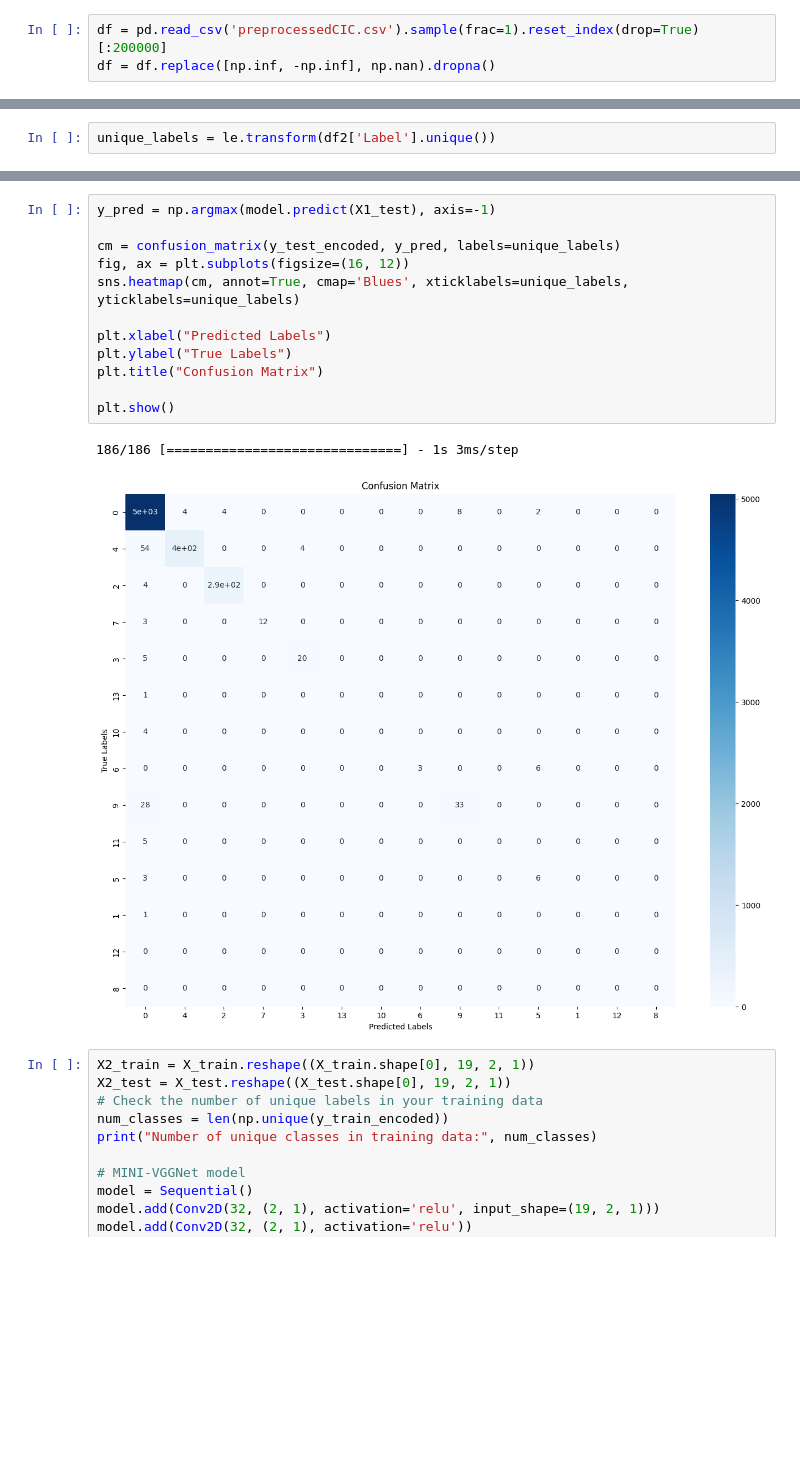
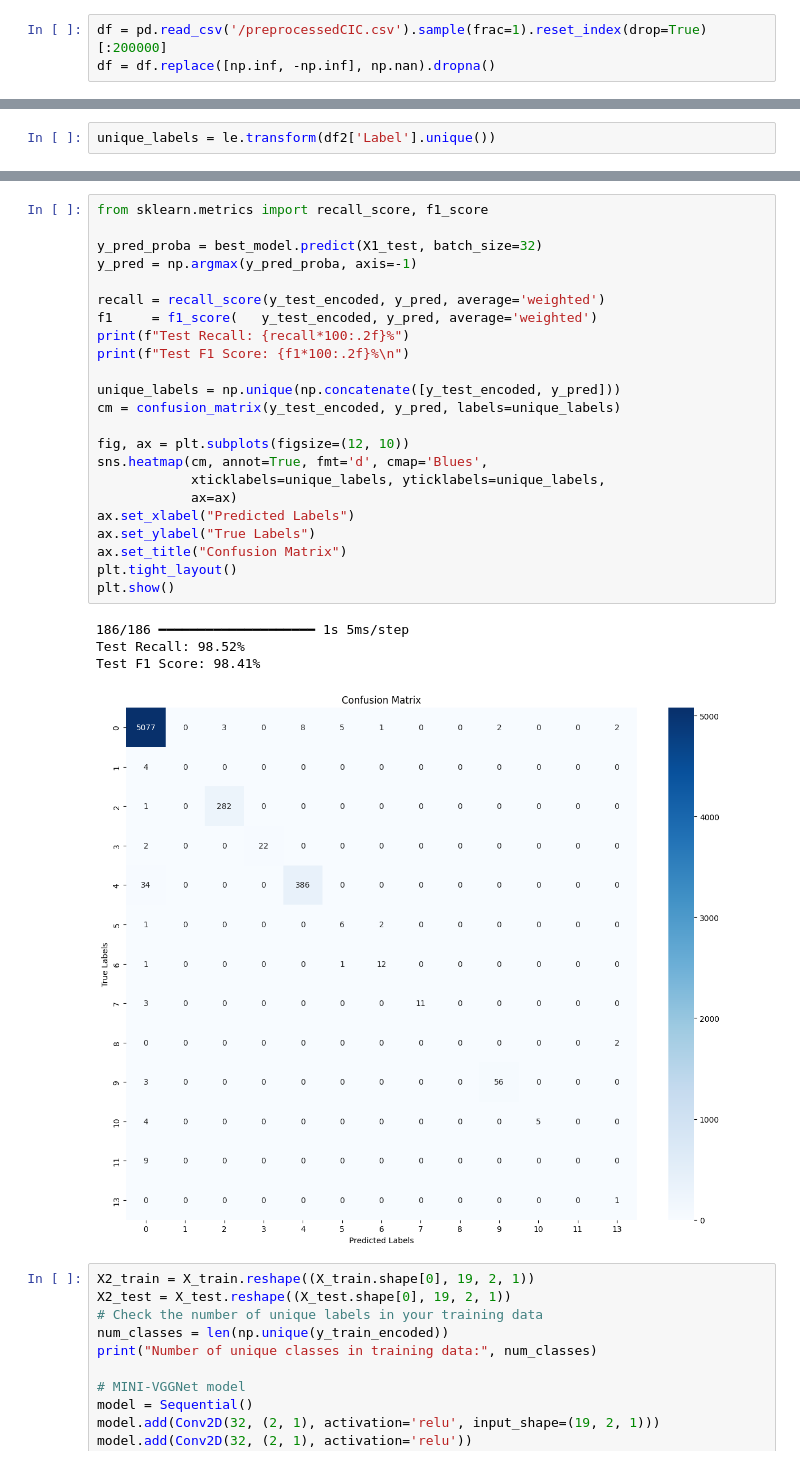
Before and after one commit to vedurmaliya/Intrusion-Detection, a Jupyter notebook: Sampling.ipynb, the cells around one changed output, grey strips where cells are left out. Cells and saved outputs as stored; diff of their text form; blank space fills up the shorter version.

```diff
--- a/Sampling.ipynb
+++ b/Sampling.ipynb
@@ -21,7 +21,7 @@ import seaborn as sns
 import warnings
 warnings.filterwarnings('ignore')
 # %%
-df = pd.read_csv('preprocessedCIC.csv').sample(frac=1).reset_index(drop=True)[:200000]
+df = pd.read_csv('/preprocessedCIC.csv').sample(frac=1).reset_index(drop=True)[:200000]
 df = df.replace([np.inf, -np.inf], np.nan).dropna()
 # %%
 df.shape
@@ -257,18 +316,31 @@ Accuracy: 97.71%
 # %%
-y_pred = np.argmax(model.predict(X1_test), axis=-1)
+from sklearn.metrics import recall_score, f1_score
 
+y_pred_proba = best_model.predict(X1_test, batch_size=32)
+y_pred = np.argmax(y_pred_proba, axis=-1)
+
+recall = recall_score(y_test_encoded, y_pred, average='weighted')
+f1     = f1_score(   y_test_encoded, y_pred, average='weighted')
+print(f"Test Recall: {recall*100:.2f}%")
+print(f"Test F1 Score: {f1*100:.2f}%\n")
+
+unique_labels = np.unique(np.concatenate([y_test_encoded, y_pred]))
 cm = confusion_matrix(y_test_encoded, y_pred, labels=unique_labels)
-fig, ax = plt.subplots(figsize=(16, 12))
-sns.heatmap(cm, annot=True, cmap='Blues', xticklabels=unique_labels, yticklabels=unique_labels)
 
-plt.xlabel("Predicted Labels")
-plt.ylabel("True Labels")
-plt.title("Confusion Matrix")
-
+fig, ax = plt.subplots(figsize=(12, 10))
+sns.heatmap(cm, annot=True, fmt='d', cmap='Blues',
+            xticklabels=unique_labels, yticklabels=unique_labels,
+            ax=ax)
+ax.set_xlabel("Predicted Labels")
+ax.set_ylabel("True Labels")
+ax.set_title("Confusion Matrix")
+plt.tight_layout()
 plt.show()
 # %% [output]
-186/186 [==============================] - 1s 3ms/step
+186/186 ━━━━━━━━━━━━━━━━━━━━ 1s 5ms/step
+Test Recall: 98.52%
+Test F1 Score: 98.41%
-[figure, old version]
+[figure, new version]
 # %%
 X2_train = X_train.reshape((X_train.shape[0], 19, 2, 1))
 X2_test = X_test.reshape((X_test.shape[0], 19, 2, 1))
```
Also changed, not shown: parts of 11 cells of this notebook.
